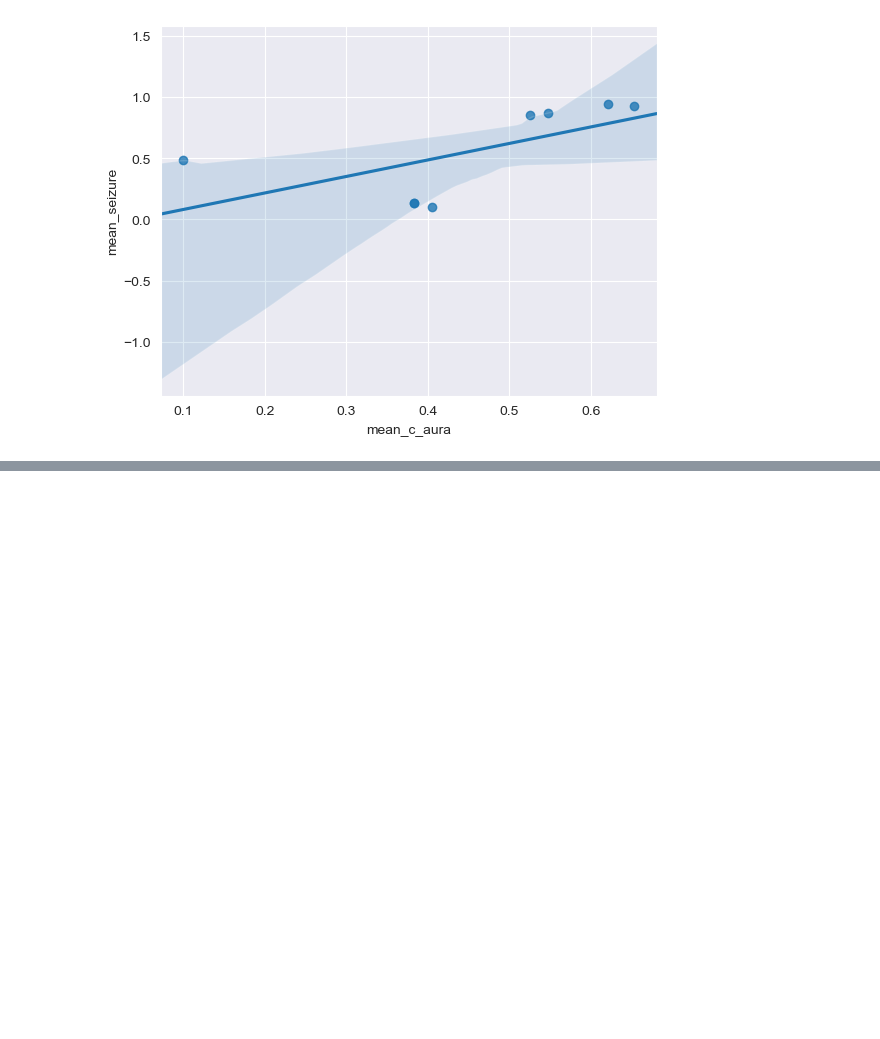
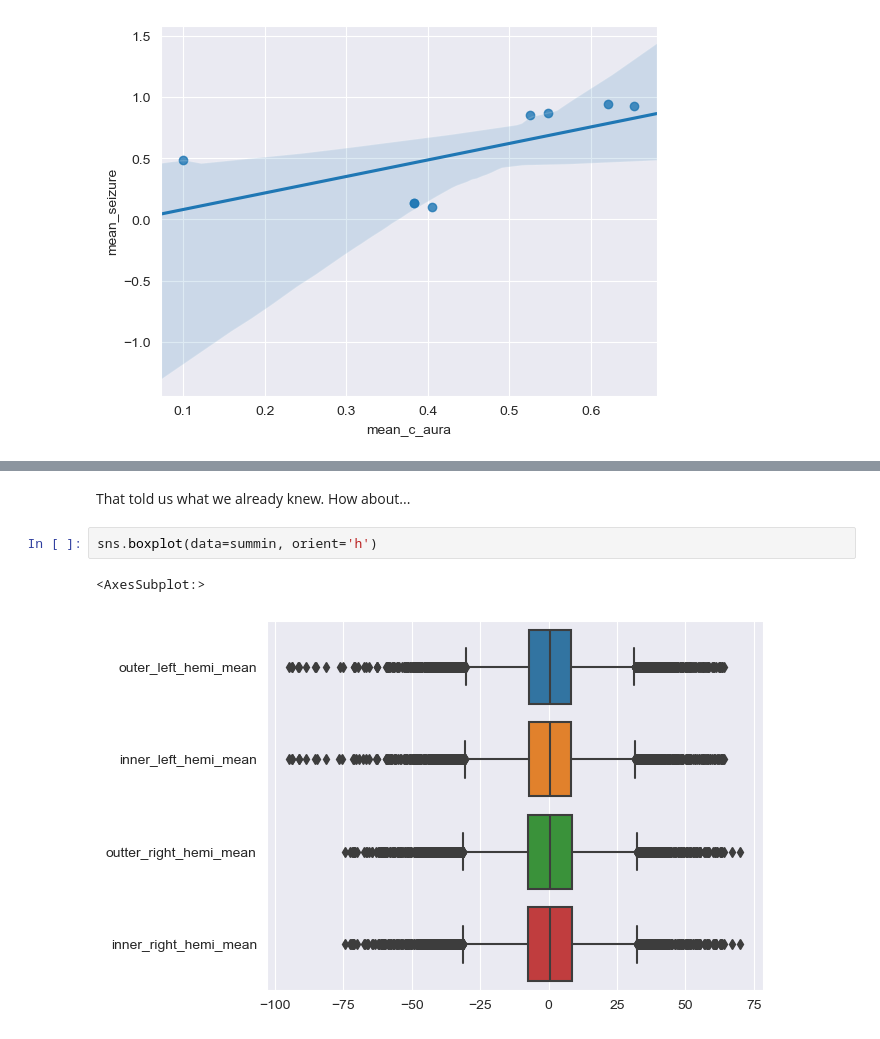
Before and after one commit to eipiisneg1/seizure_prediction_model, a Jupyter notebook: patient_1_02_EDA_step.ipynb, the cells around one changed output, grey strips where cells are left out. Saved outputs shown, nothing was run; the diff lists cells and outputs as text; blank space fills up the shorter version.

```diff
--- a/patient_1_02_EDA_step.ipynb
+++ b/patient_1_02_EDA_step.ipynb
@@ -968,0 +1067,8 @@ my_epiphany.head()
+# %% [markdown]
+That told us what we already knew.
+How about...
+# %%
+sns.boxplot(data=summin, orient='h')
+# %% [output]
+<AxesSubplot:>
+[figure, added]
```
Also changed, not shown: parts of 58 cells of this notebook, 2 other files.
